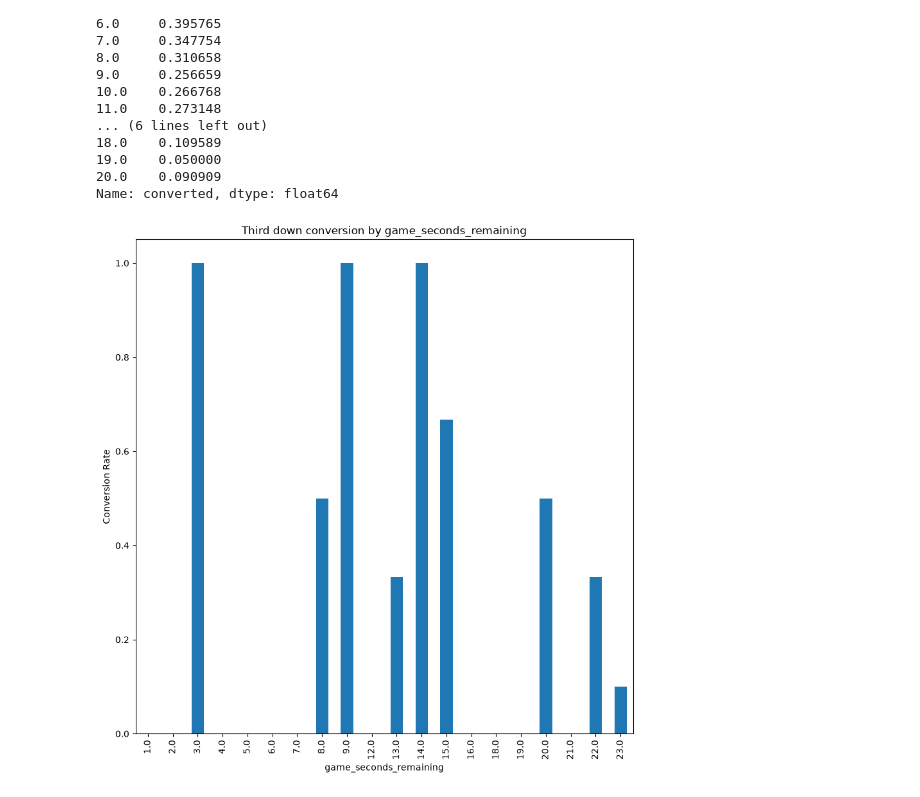
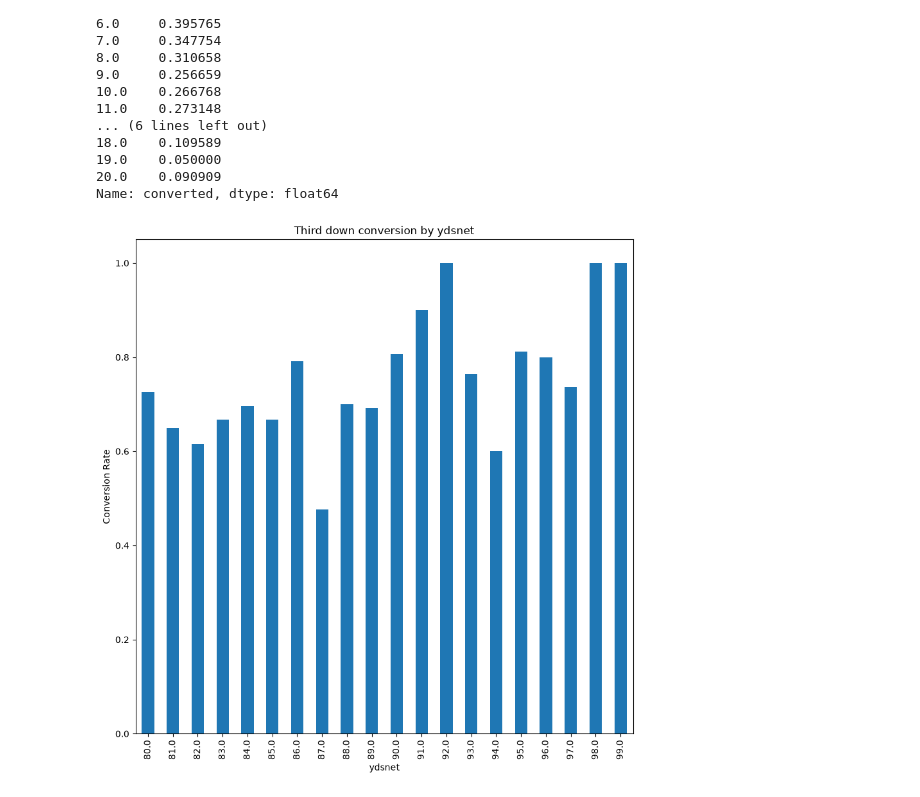
Before and after one commit to DylanAhn10/NFLConversionPredictor, a Jupyter notebook: main.ipynb, the cells around one changed output. Cells and saved outputs as stored; diff of their text form; code cells hidden in the pictures.

```diff
--- a/main.ipynb
+++ b/main.ipynb
@@ -169,16 +169,16 @@ Name: converted, dtype: float64
 # %%
 def viewconversionbymetric(metric):
     conversionbymetric = (thirddowns.groupby(metric)["converted"].mean())
-    conversionbymetric.head(20).plot(kind="bar", figsize = (10, 10))
+    conversionbymetric.tail(20).plot(kind="bar", figsize = (10, 10))
     plt.title(f"Third down conversion by {metric}")
     plt.xlabel(metric)
     plt.ylabel("Conversion Rate")
     plt.show()
 # %%
-metric = "game_seconds_remaining"
+metric = "ydsnet"
 viewconversionbymetric(metric)
 # %% [output]
-[figure, old version]
+[figure, new version]
 # %%
 importance = permutation_importance(model, x_test, y_test, random_state=3)
 featureimportance = pd.DataFrame({"feature": features, "importance": importance.importances_mean})
```
Also changed, not shown: parts of 7 cells of this notebook.
